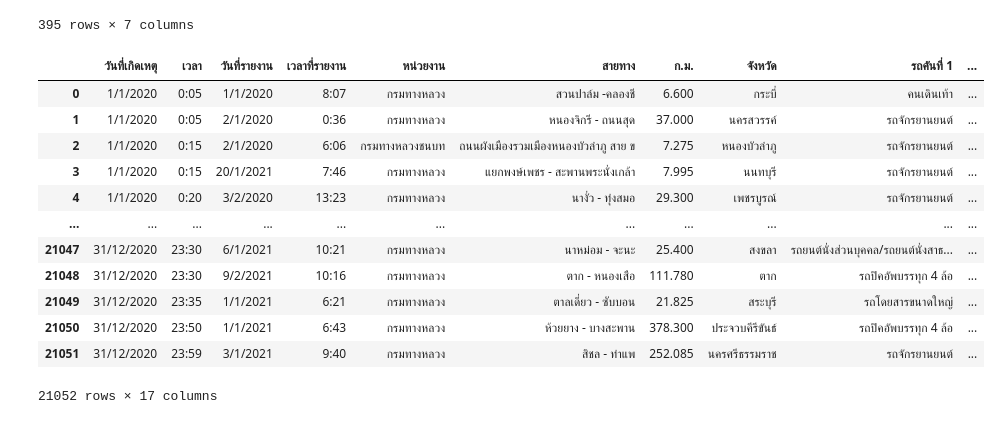
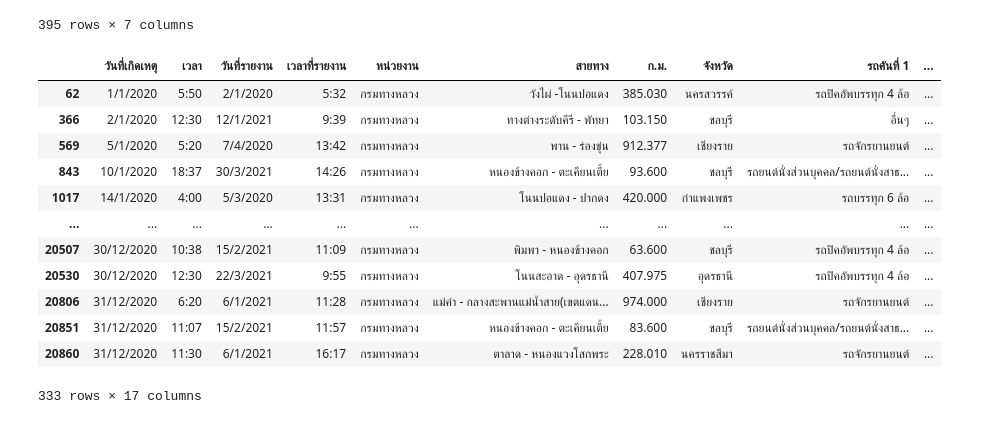
Before and after one commit to Traffic-anomaly-detection/traffic-anomaly-detection, a Jupyter notebook: CleansingData/AccidentWithRoadNo.ipynb, the cells around one changed output. Drawn from its saved outputs; the diff is of its cells as text; code cells hidden in the pictures.

```diff
--- a/CleansingData/AccidentWithRoadNo.ipynb
+++ b/CleansingData/AccidentWithRoadNo.ipynb
@@ -126,21 +126,21 @@ list_route_1 = df_route_1["coor"].to_list()
 list_route_2 = df_route_2["coor"].to_list()
 list_route_7 = df_route_7["coor"].to_list()
 # %%
-df_acc_1["road_number"] = df_acc_1["coor"].apply(lambda x: 1 if x in list_route_1 else(2 if x in list_route_2 else (7 if x in list_route_7 else 0)))
-# df_acc_1["road_number"] = df_acc_1["coor"].apply(lambda x: 2 if x in list_throute_2 else "No data")
-# df_acc_1["road_number"] = df_acc_1["coor"].apply(lambda x: 3 if x in list_throute_3 else "No data")
+df_acc_1["road_number"] = df_acc_1["coor"].apply(lambda x: 1 if x in list_route_1 else(
+    2 if x in list_route_2 else (7 if x in list_route_7 else 0)))
+df_acc_1 = df_acc_1[df_acc_1["road_number"] != 0]
 df_acc_1
 # %% [output]
 |  | วันที่เกิดเหตุ | เวลา | วันที่รายงาน | เวลาที่รายงาน | หน่วยงาน | สายทาง | ก.ม. | จังหวัด | รถคันที่ 1 | ... |
-| 0 | 1/1/2020 | 0:05 | 1/1/2020 | 8:07 | กรมทางหลวง | สวนปาล์ม -คลองชี | 6.600 | กระบี่ | คนเดินเท้า | ... |
-| 1 | 1/1/2020 | 0:05 | 2/1/2020 | 0:36 | กรมทางหลวง | หนองจิกรี - ถนนสุด | 37.000 | นครสวรรค์ | รถจักรยานยนต์ | ... |
-| 2 | 1/1/2020 | 0:15 | 2/1/2020 | 6:06 | กรมทางหลวงชนบท | ถนนผังเมืองรวมเมืองหนองบัวลำภู สาย ข | 7.275 | หนองบัวลำภู | รถจักรยานยนต์ | ... |
-| 3 | 1/1/2020 | 0:15 | 20/1/2021 | 7:46 | กรมทางหลวง | แยกพงษ์เพชร - สะพานพระนั่งเกล้า | 7.995 | นนทบุรี | รถจักรยานยนต์ | ... |
-| 4 | 1/1/2020 | 0:20 | 3/2/2020 | 13:23 | กรมทางหลวง | นางั่ว - ทุ่งสมอ | 29.300 | เพชรบูรณ์ | รถจักรยานยนต์ | ... |
+| 62 | 1/1/2020 | 5:50 | 2/1/2020 | 5:32 | กรมทางหลวง | วังไผ่ -โนนปอแดง | 385.030 | นครสวรรค์ | รถปิคอัพบรรทุก 4 ล้อ | ... |
+| 366 | 2/1/2020 | 12:30 | 12/1/2021 | 9:39 | กรมทางหลวง | ทางต่างระดับคีรี - พัทยา | 103.150 | ชลบุรี | อื่นๆ | ... |
+| 569 | 5/1/2020 | 5:20 | 7/4/2020 | 13:42 | กรมทางหลวง | พาน - ร่องขุ่น | 912.377 | เชียงราย | รถจักรยานยนต์ | ... |
+| 843 | 10/1/2020 | 18:37 | 30/3/2021 | 14:26 | กรมทางหลวง | หนองข้างคอก - ตะเคียนเตี้ย | 93.600 | ชลบุรี | รถยนต์นั่งส่วนบุคคล/รถยนต์นั่งสาธ... | ... |
+| 1017 | 14/1/2020 | 4:00 | 5/3/2020 | 13:31 | กรมทางหลวง | โนนปอแดง - ปากดง | 420.000 | กำแพงเพชร | รถบรรทุก 6 ล้อ | ... |
 | ... | ... | ... | ... | ... | ... | ... | ... | ... | ... | ... |
-| 21047 | 31/12/2020 | 23:30 | 6/1/2021 | 10:21 | กรมทางหลวง | นาหม่อม - จะนะ | 25.400 | สงขลา | รถยนต์นั่งส่วนบุคคล/รถยนต์นั่งสาธ... | ... |
-| 21048 | 31/12/2020 | 23:30 | 9/2/2021 | 10:16 | กรมทางหลวง | ตาก - หนองเสือ | 111.780 | ตาก | รถปิคอัพบรรทุก 4 ล้อ | ... |
-| 21049 | 31/12/2020 | 23:35 | 1/1/2021 | 6:21 | กรมทางหลวง | ตาลเดี่ยว - ซับบอน | 21.825 | สระบุรี | รถโดยสารขนาดใหญ่ | ... |
-| 21050 | 31/12/2020 | 23:50 | 1/1/2021 | 6:43 | กรมทางหลวง | ห้วยยาง - บางสะพาน | 378.300 | ประจวบคีรีขันธ์ | รถปิคอัพบรรทุก 4 ล้อ | ... |
-| 21051 | 31/12/2020 | 23:59 | 3/1/2021 | 9:40 | กรมทางหลวง | สิชล - ท่าแพ | 252.085 | นครศรีธรรมราช | รถจักรยานยนต์ | ... |
+| 20507 | 30/12/2020 | 10:38 | 15/2/2021 | 11:09 | กรมทางหลวง | พิมพา - หนองข้างคอก | 63.600 | ชลบุรี | รถปิคอัพบรรทุก 4 ล้อ | ... |
+| 20530 | 30/12/2020 | 12:30 | 22/3/2021 | 9:55 | กรมทางหลวง | โนนสะอาด - อุดรธานี | 407.975 | อุดรธานี | รถปิคอัพบรรทุก 4 ล้อ | ... |
+| 20806 | 31/12/2020 | 6:20 | 6/1/2021 | 11:28 | กรมทางหลวง | แม่คำ - กลางสะพานแม่น้ำสาย(เขตแดน... | 974.000 | เชียงราย | รถจักรยานยนต์ | ... |
+| 20851 | 31/12/2020 | 11:07 | 15/2/2021 | 11:57 | กรมทางหลวง | หนองข้างคอก - ตะเคียนเตี้ย | 83.600 | ชลบุรี | รถยนต์นั่งส่วนบุคคล/รถยนต์นั่งสาธ... | ... |
+| 20860 | 31/12/2020 | 11:30 | 6/1/2021 | 16:17 | กรมทางหลวง | ตาลาด - หนองแวงโสกพระ | 228.010 | นครราชสีมา | รถจักรยานยนต์ | ... |
-21052 rows × 17 columns
+333 rows × 17 columns
```
Also changed, not shown: parts of 6 cells of this notebook.
